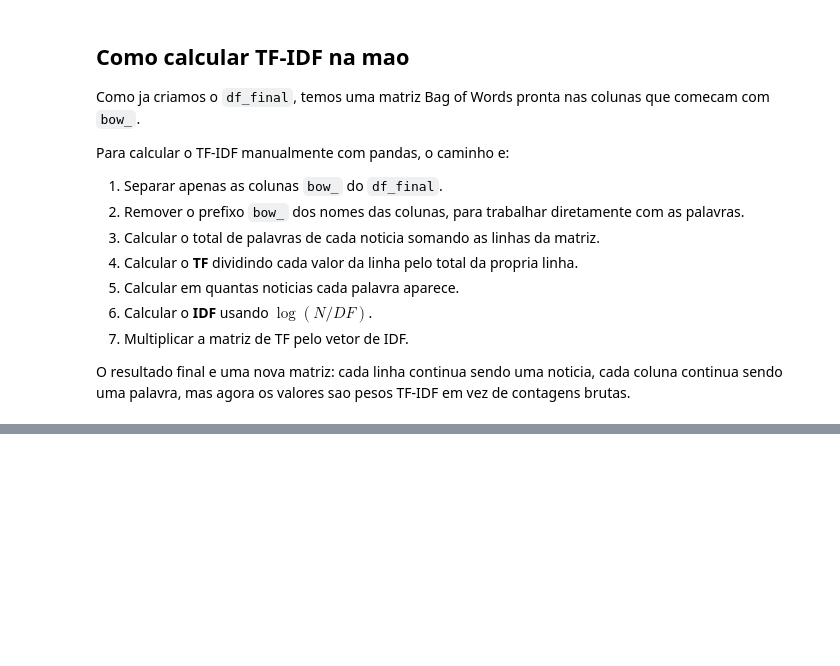
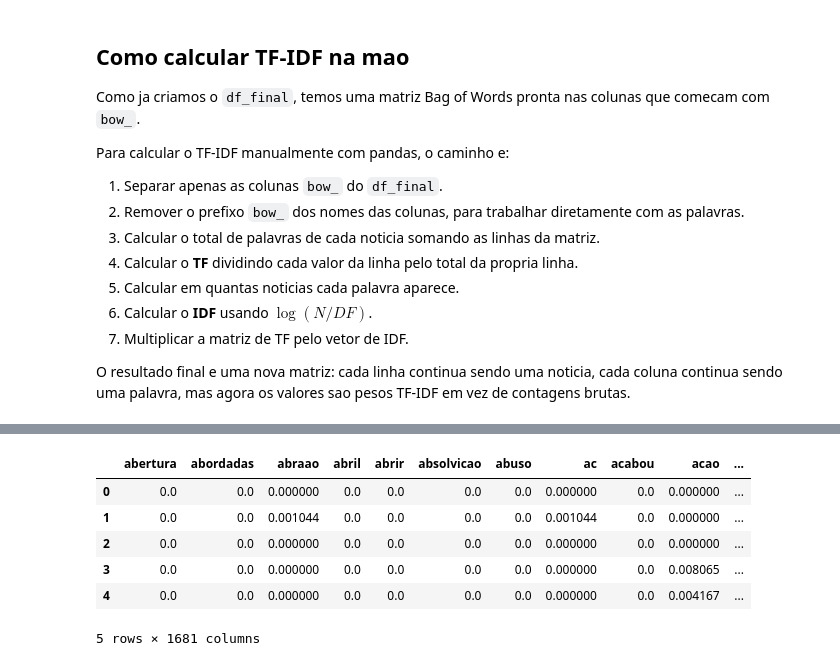
Before and after one commit to thiagorr162/ciencia_dados, a Jupyter notebook: notebooks/pln/introducao_pln.ipynb, the cells around one changed output, grey strips where cells are left out. Cells and saved outputs as stored; diff of their text form; code cells hidden in the pictures; blank space fills up the shorter version.

```diff
--- a/notebooks/pln/introducao_pln.ipynb
+++ b/notebooks/pln/introducao_pln.ipynb
@@ -386,0 +391,5 @@ O resultado final e uma nova matriz: cada linha continua sendo uma noticia, cada
+# %%
+matriz_bow_df = df_final[colunas_bow].copy()
+matriz_bow_df.columns = matriz_bow_df.columns.str.replace("bow_", "", regex=False)
+
+matriz_bow_df.head()
@@ -386,0 +404,14 @@ O resultado final e uma nova matriz: cada linha continua sendo uma noticia, cada
+# %%
+total_palavras_por_noticia = matriz_bow_df.sum(axis=1)
+
+matriz_tf = matriz_bow_df.div(total_palavras_por_noticia, axis=0)
+
+matriz_tf.head()
+# %% [output]
+|  | abertura | abordadas | abraao | abril | abrir | absolvicao | abuso | ac | acabou | acao | ... |
+| 0 | 0.0 | 0.0 | 0.000000 | 0.0 | 0.0 | 0.0 | 0.0 | 0.000000 | 0.0 | 0.000000 | ... |
+| 1 | 0.0 | 0.0 | 0.001044 | 0.0 | 0.0 | 0.0 | 0.0 | 0.001044 | 0.0 | 0.000000 | ... |
+| 2 | 0.0 | 0.0 | 0.000000 | 0.0 | 0.0 | 0.0 | 0.0 | 0.000000 | 0.0 | 0.000000 | ... |
+| 3 | 0.0 | 0.0 | 0.000000 | 0.0 | 0.0 | 0.0 | 0.0 | 0.000000 | 0.0 | 0.008065 | ... |
+| 4 | 0.0 | 0.0 | 0.000000 | 0.0 | 0.0 | 0.0 | 0.0 | 0.000000 | 0.0 | 0.004167 | ... |
+5 rows × 1681 columns
```
Also changed, not shown: parts of 10 cells of this notebook.
